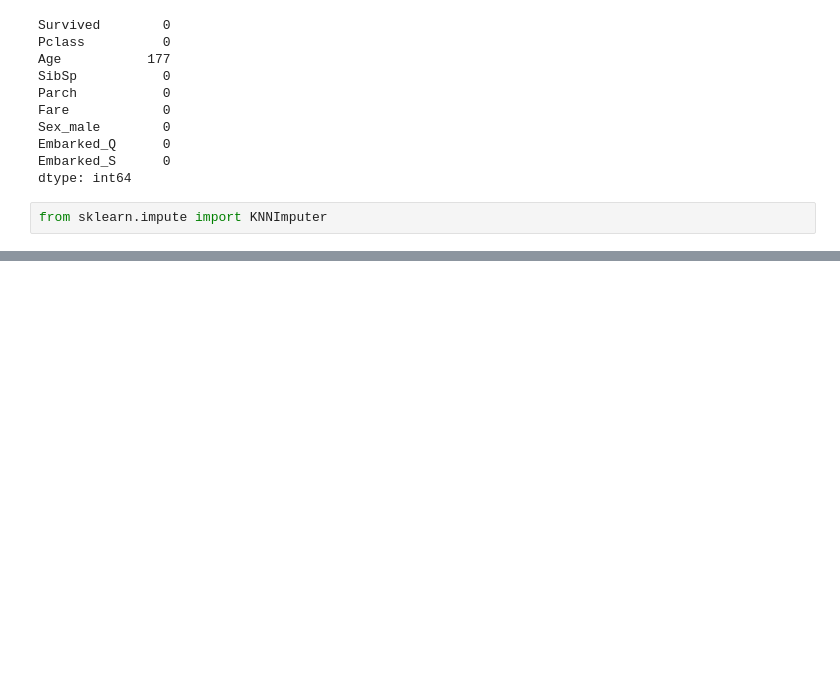
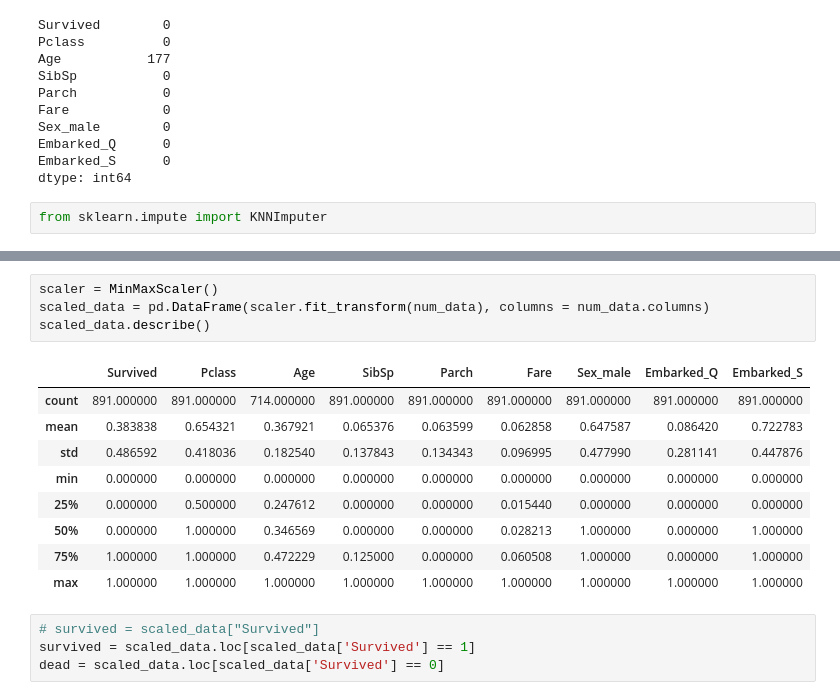
Before and after one commit to funtodaramola/Titanic, a Jupyter notebook: titanic.ipynb, the cells around one changed output, grey strips where cells are left out. Cells and saved outputs as stored; diff of their text form; blank space fills up the shorter version.

```diff
--- a/titanic.ipynb
+++ b/titanic.ipynb
@@ -116,0 +130,18 @@ from sklearn.impute import KNNImputer
+# %%
+scaler = MinMaxScaler()
+scaled_data = pd.DataFrame(scaler.fit_transform(num_data), columns = num_data.columns)
+scaled_data.describe()
+# %% [output]
+|  | Survived | Pclass | Age | SibSp | Parch | Fare | Sex_male | Embarked_Q | Embarked_S |
+| count | 891.000000 | 891.000000 | 714.000000 | 891.000000 | 891.000000 | 891.000000 | 891.000000 | 891.000000 | 891.000000 |
+| mean | 0.383838 | 0.654321 | 0.367921 | 0.065376 | 0.063599 | 0.062858 | 0.647587 | 0.086420 | 0.722783 |
+| std | 0.486592 | 0.418036 | 0.182540 | 0.137843 | 0.134343 | 0.096995 | 0.477990 | 0.281141 | 0.447876 |
+| min | 0.000000 | 0.000000 | 0.000000 | 0.000000 | 0.000000 | 0.000000 | 0.000000 | 0.000000 | 0.000000 |
+| 25% | 0.000000 | 0.500000 | 0.247612 | 0.000000 | 0.000000 | 0.015440 | 0.000000 | 0.000000 | 0.000000 |
+| 50% | 0.000000 | 1.000000 | 0.346569 | 0.000000 | 0.000000 | 0.028213 | 1.000000 | 0.000000 | 1.000000 |
+| 75% | 1.000000 | 1.000000 | 0.472229 | 0.125000 | 0.000000 | 0.060508 | 1.000000 | 0.000000 | 1.000000 |
+| max | 1.000000 | 1.000000 | 1.000000 | 1.000000 | 1.000000 | 1.000000 | 1.000000 | 1.000000 | 1.000000 |
+# %%
+# survived = scaled_data["Survived"]
+survived = scaled_data.loc[scaled_data['Survived'] == 1]
+dead = scaled_data.loc[scaled_data['Survived'] == 0]
```
Also changed, not shown: parts of 8 cells of this notebook.
